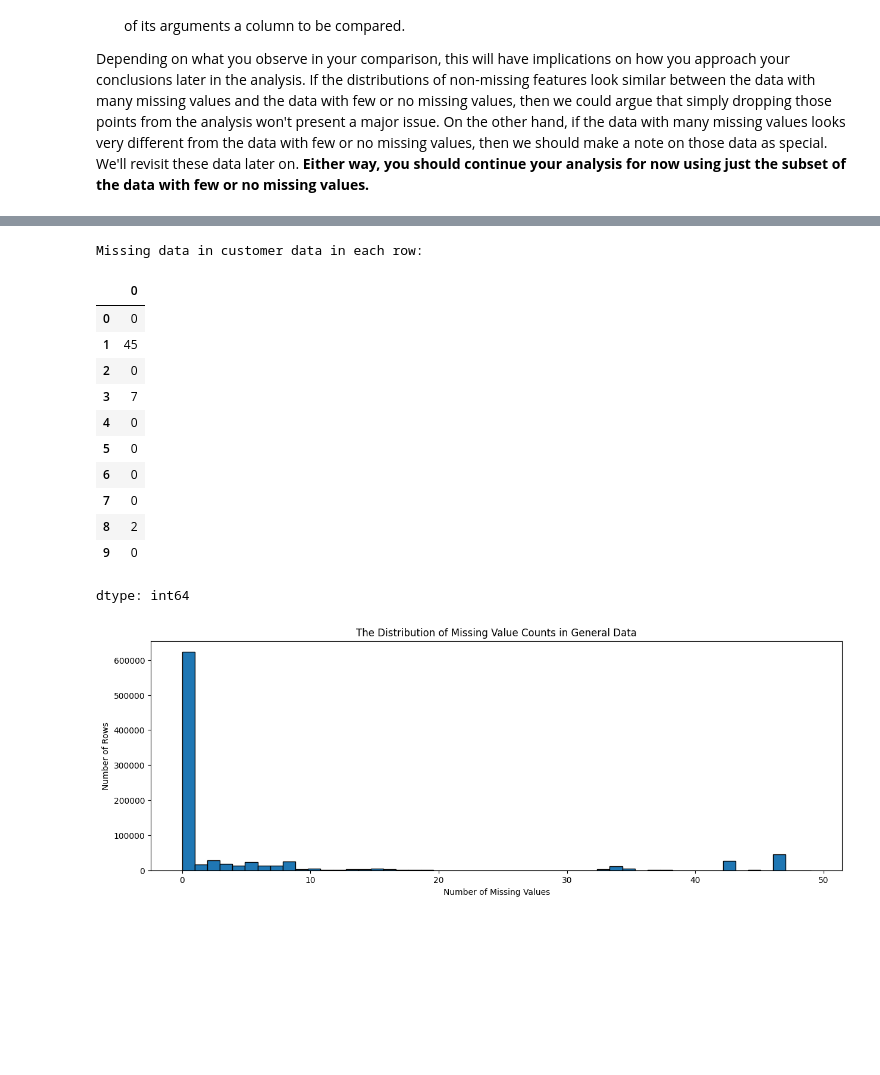
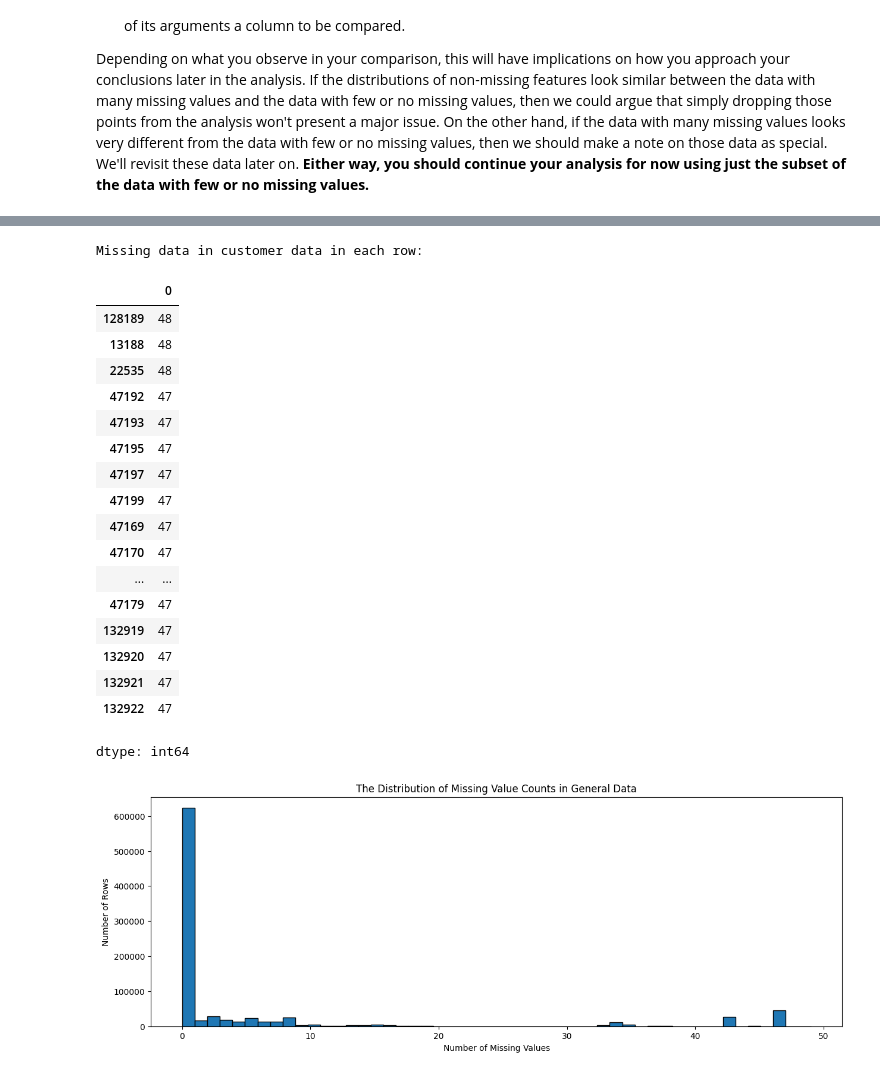
Before and after one commit to EssaAlsharif/Identify-Customer-Segments, a Jupyter notebook: Identify_Customer_Segments.ipynb, the cells around one changed output, grey strips where cells are left out. Drawn from its saved outputs; the diff is of its cells as text; code cells hidden in the pictures; blank space fills up the shorter version.

```diff
--- a/Identify_Customer_Segments.ipynb
+++ b/Identify_Customer_Segments.ipynb
@@ -389,8 +391,8 @@ plt.show()
 outlier_in_general_data = missing_general_data_counts [missing_general_data_counts > 200000]
 print('the outliers in general data :')
 display(outlier_in_general_data)
-outlier_in_customer_data = missing_customer_data_counts [missing_customer_data_counts > 70000]
-print('the outliers in customer data :')
+outlier_in_customer_data = missing_customer_data_counts [missing_customer_data_counts > 65000]
+print('\nthe outliers in customer data :')
 display(outlier_in_customer_data)
 # %% [output]
 the outliers in general data :
@@ -495,23 +509,29 @@ dtype: int64
 # %%
 # How much data is missing in each row of the dataset?
 
 row_missing_customer_data_counts = cleaned_customer_data.isnull().sum(axis=1)
-
+row_missing_customer_data_counts.sort_values(ascending=False,inplace=True)
 print('Missing data in customer data in each row:')
-row_missing_customer_data_counts.head(10)
+row_missing_customer_data_counts.head(20)
 # %% [output]
 Missing data in customer data in each row:
 |  | 0 |
-| 0 | 0 |
-| 1 | 45 |
-| 2 | 0 |
-| 3 | 7 |
-| 4 | 0 |
-| 5 | 0 |
-| 6 | 0 |
-| 7 | 0 |
-| 8 | 2 |
-| 9 | 0 |
+| 128189 | 48 |
+| 13188 | 48 |
+| 22535 | 48 |
+| 47192 | 47 |
+| 47193 | 47 |
+| 47195 | 47 |
+| 47197 | 47 |
+| 47199 | 47 |
+| 47169 | 47 |
+| 47170 | 47 |
+| ... | ... |
+| 47179 | 47 |
+| 132919 | 47 |
+| 132920 | 47 |
+| 132921 | 47 |
+| 132922 | 47 |
 dtype: int64
 # %%
 plt.figure(figsize=(15,5))
```
Also changed, not shown: parts of 15 cells of this notebook.
